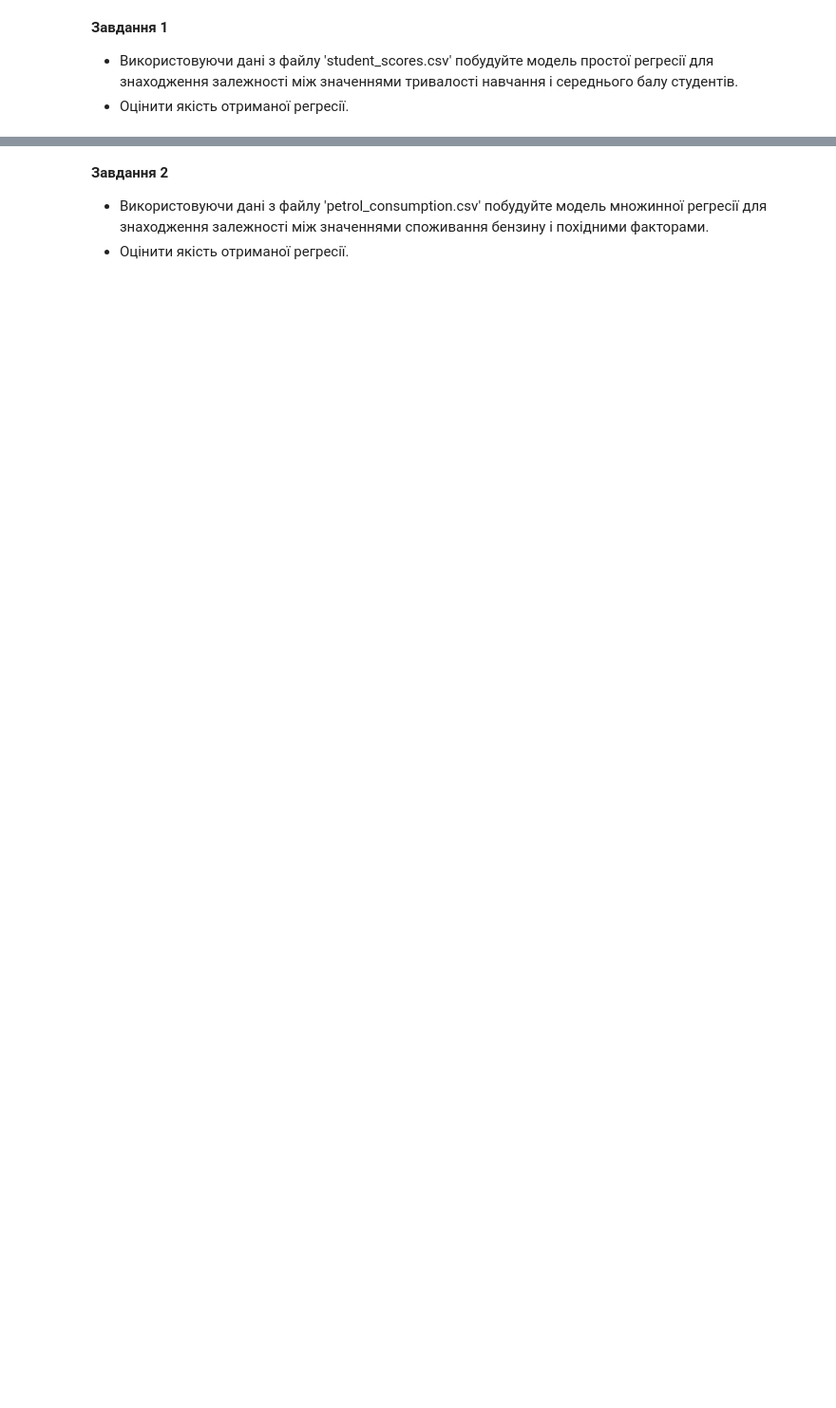
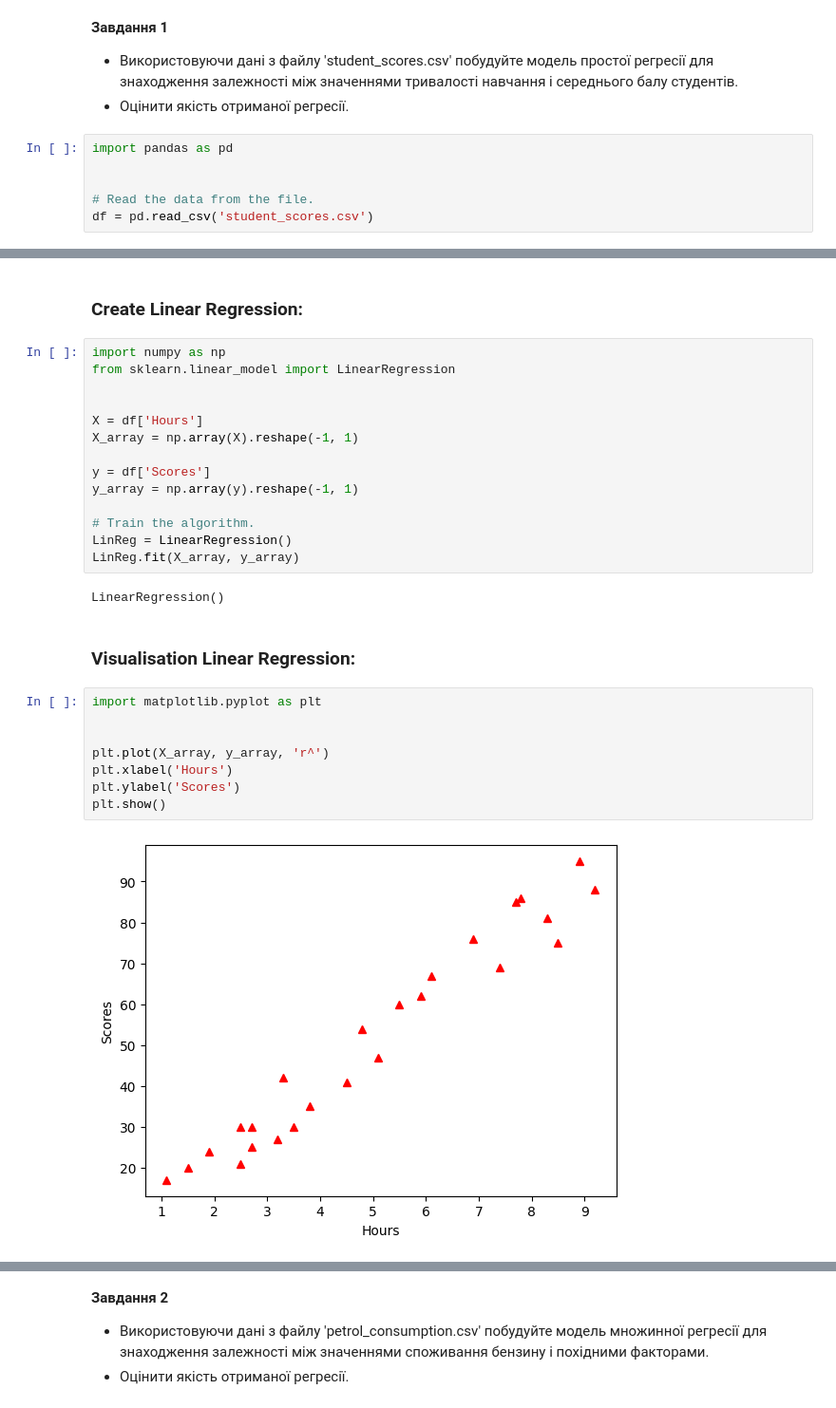
Before and after one commit to OleksiiHayvoronskyi/lesson_35, a Jupyter notebook: Lesson_35_LinearRegression_GradientDescent.ipynb, the cells around one changed output, grey strips where cells are left out. Shown: that part at 95% size. Drawn from its saved outputs; the diff is of its cells as text; blank space fills up the shorter version.

```diff
--- a/Lesson_35_LinearRegression_GradientDescent.ipynb
+++ b/Lesson_35_LinearRegression_GradientDescent.ipynb
@@ -2,3 +2,9 @@
 **Завдання 1**
 * Використовуючи дані з файлу 'student_scores.csv' побудуйте модель простої регресії для знаходження залежності між значеннями тривалості навчання і середнього балу студентів.
 * Оцінити якість отриманої регресії.
+# %%
+import pandas as pd
+
+
+# Read the data from the file.
+df = pd.read_csv('student_scores.csv')
@@ -4,0 +31,30 @@
+# %% [markdown]
+### Create Linear Regression:
+# %%
+import numpy as np
+from sklearn.linear_model import LinearRegression
+
+
+X = df['Hours']
+X_array = np.array(X).reshape(-1, 1)
+
+y = df['Scores']
+y_array = np.array(y).reshape(-1, 1)
+
+# Train the algorithm.
+LinReg = LinearRegression()
+LinReg.fit(X_array, y_array)
+# %% [output]
+LinearRegression()
+# %% [markdown]
+### Visualisation Linear Regression:
+# %%
+import matplotlib.pyplot as plt
+
+
+plt.plot(X_array, y_array, 'r^')
+plt.xlabel('Hours')
+plt.ylabel('Scores')
+plt.show()
+# %% [output]
+[figure, added]
```
Also changed, not shown: parts of 19 cells of this notebook.
